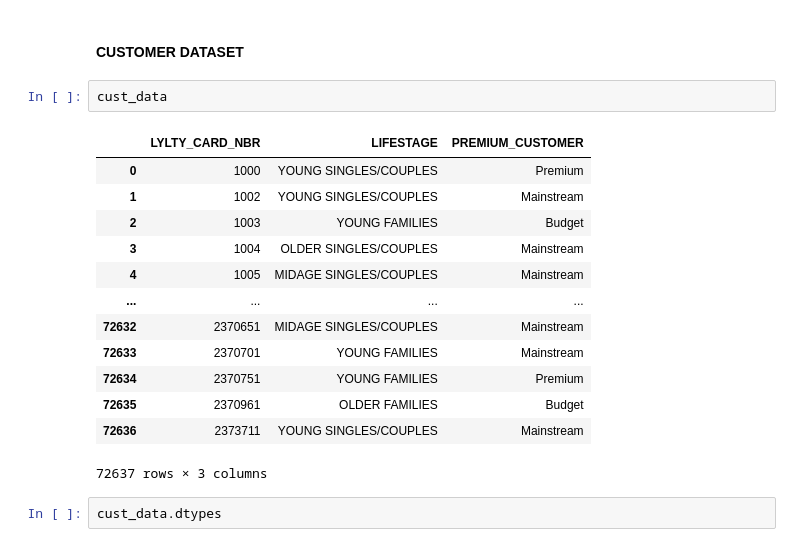
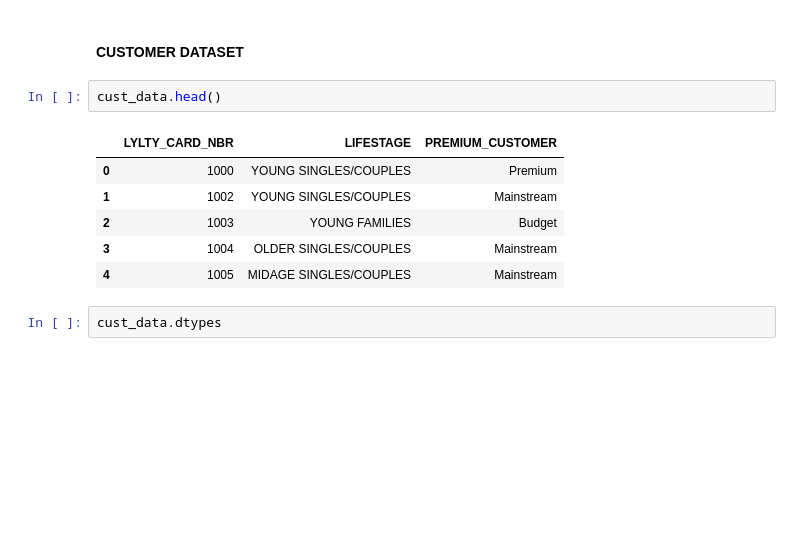
Before and after one commit to Marilyn-Rose/Data-Analytics-on-Chips-Category, a Jupyter notebook: Quantium Chips_Category Data analysis.ipynb, the cells around one changed output. Drawn from its saved outputs; the diff is of its cells as text; blank space fills up the shorter version.

Commit message:
Data Analysis and Exploration

```diff
--- a/Quantium Chips_Category Data analysis.ipynb
+++ b/Quantium Chips_Category Data analysis.ipynb
@@ -232,21 +148,14 @@ transc_data.head()
 # %% [markdown]
 #### CUSTOMER DATASET
 # %%
-cust_data
+cust_data.head()
 # %% [output]
 |  | LYLTY_CARD_NBR | LIFESTAGE | PREMIUM_CUSTOMER |
 | 0 | 1000 | YOUNG SINGLES/COUPLES | Premium |
 | 1 | 1002 | YOUNG SINGLES/COUPLES | Mainstream |
 | 2 | 1003 | YOUNG FAMILIES | Budget |
 | 3 | 1004 | OLDER SINGLES/COUPLES | Mainstream |
 | 4 | 1005 | MIDAGE SINGLES/COUPLES | Mainstream |
-| ... | ... | ... | ... |
-| 72632 | 2370651 | MIDAGE SINGLES/COUPLES | Mainstream |
-| 72633 | 2370701 | YOUNG FAMILIES | Mainstream |
-| 72634 | 2370751 | YOUNG FAMILIES | Premium |
-| 72635 | 2370961 | OLDER FAMILIES | Budget |
-| 72636 | 2373711 | YOUNG SINGLES/COUPLES | Mainstream |
-72637 rows × 3 columns
 # %%
 cust_data.dtypes
 # %% [output]
```
Also changed, not shown: parts of 78 cells of this notebook.
